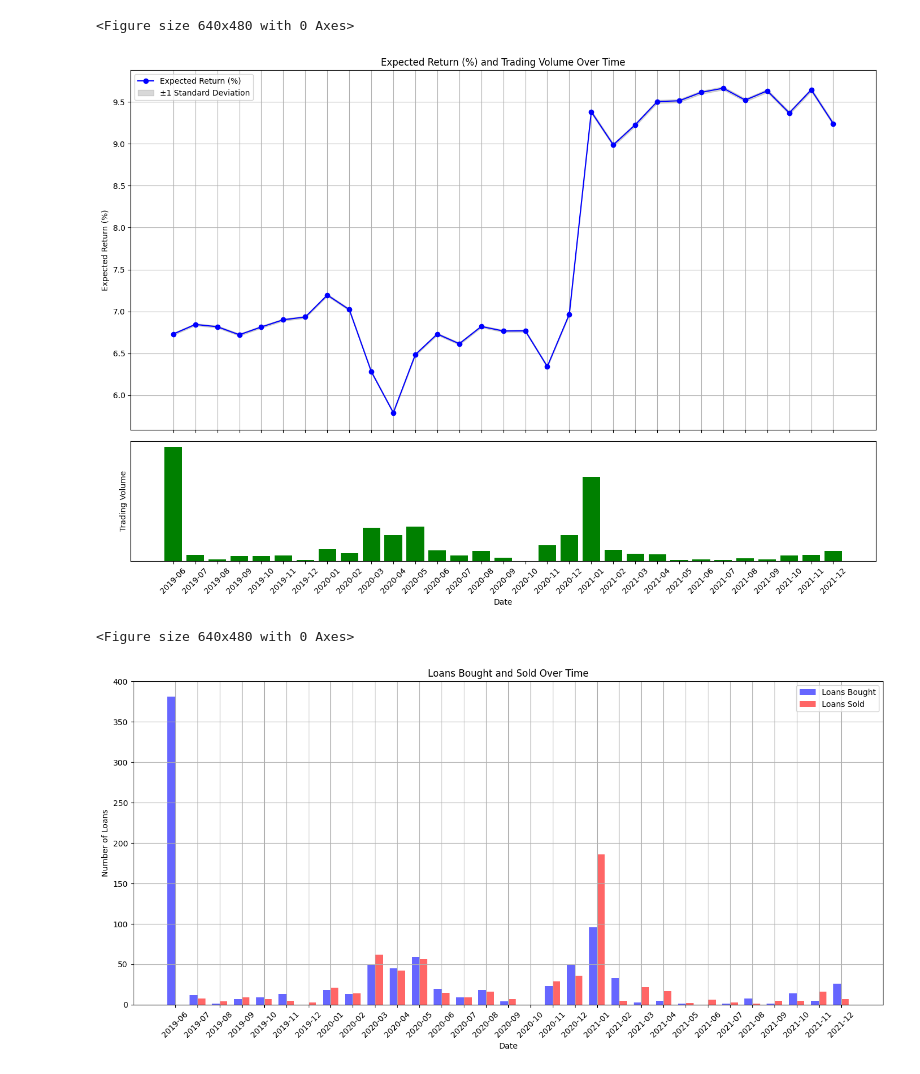
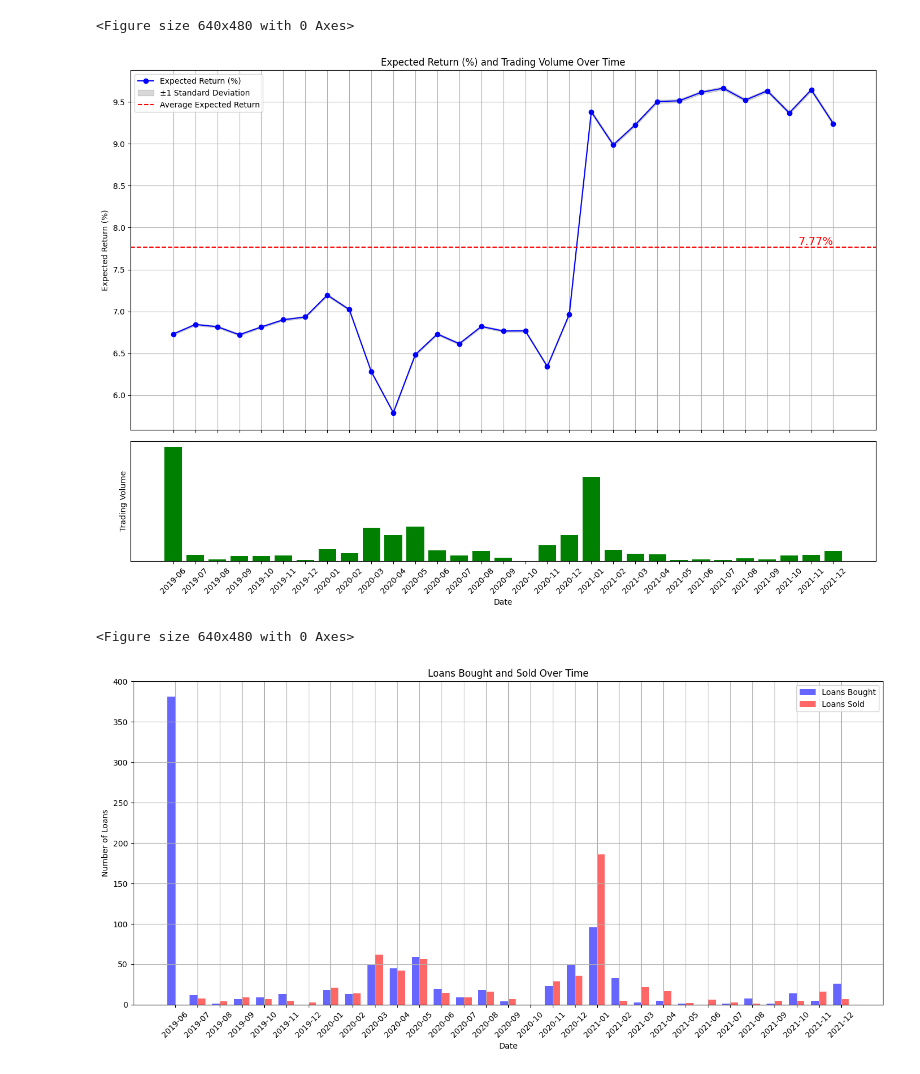
Before and after one commit to AleFax99/Automated_Portfolio_Management_for_P2P_Lending, a Jupyter notebook: Portfolio_Management.ipynb, the cells around one changed output. Saved outputs shown, nothing was run; the diff lists cells and outputs as text; code cells hidden in the pictures.

Commit message:
Added Average Expected Return to the plot

```diff
--- a/Portfolio_Management.ipynb
+++ b/Portfolio_Management.ipynb
@@ -496,36 +496,40 @@ plt.savefig('../Plots/Loan_Transactions_Over_Time.png')
 # Calculate upper and lower boundaries
 results_df['Upper Bound'] = results_df['Expected Return (%)'] + results_df['Standard Deviation']
 results_df['Lower Bound'] = results_df['Expected Return (%)'] - results_df['Standard Deviation']
+average_expected_return = results_df['Expected Return (%)'].mean()
+results_df['Average Expected Return (%)'] = average_expected_return
 
 # Create subplots
 fig, (ax1, ax2) = plt.subplots(2, 1, figsize=(14, 10), sharex=True, gridspec_kw={'height_ratios': [3, 1]})
 
 # Plotting Expected Return (%) over time with Standard Deviation boundaries
 ax1.plot(results_df['Date'], results_df['Expected Return (%)'], marker='o', linestyle='-', color='b', label='Expected Return (%)')
 ax1.fill_between(results_df['Date'], results_df['Lower Bound'], results_df['Upper Bound'], color='gray', alpha=0.3, label='±1 Standard Deviation')
+ax1.axhline(y=average_expected_return, color='r', linestyle='--', label='Average Expected Return')
+ax1.text(results_df['Date'].iloc[-1], average_expected_return, f'{average_expected_return:.2f}%', color='r', va='bottom', ha='right', fontsize=14) # Added text for average expected return
 ax1.set_ylabel('Expected Return (%)')
 ax1.legend(loc='upper left')
 ax1.grid(True)
 
 ax1.set_title('Expected Return (%) and Trading Volume Over Time')
 # Plotting Trading Volume over time as bars
 ax2.bar(results_df['Date'], results_df['Trading Volume'], color='g')
 ax2.set_ylabel('Trading Volume')
 ax2.set_xlabel('Date')
 ax2.grid(False)
 ax2.set_xticks(results_df['Date'])
 ax2.set_xticklabels(results_df['Date'], rotation=45)
 ax2.yaxis.set_ticks([])  # Remove y-axis ticks
 
 # Adjust layout
 plt.tight_layout()
 
 # Show plot
 plt.show()
 
 plt.savefig('../Plots/Expected_Return_and_Trading_Volume_Over_Time.png')
 # %% [output]
-[figure, old version]
+[figure, new version]
 <Figure size 640x480 with 0 Axes>
 # %%
 # Create an array of positions for the x-axis
```
